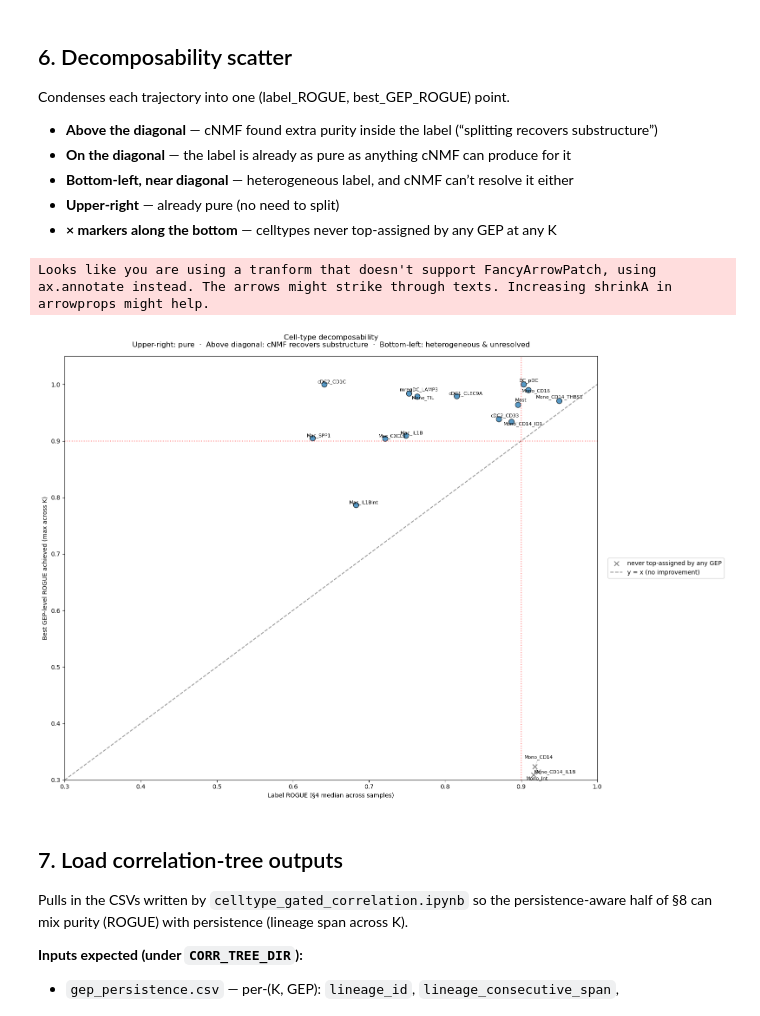
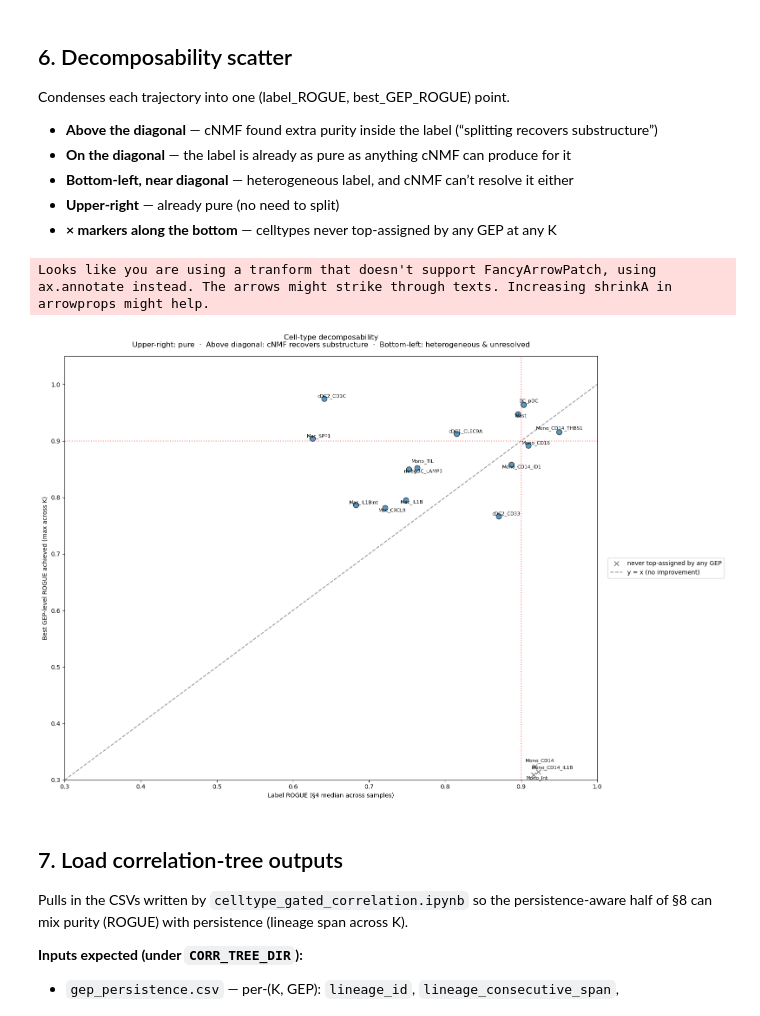
Before and after one commit to sumedhars/dinh-lab-clanp, a Jupyter notebook: rogue_results_eval.ipynb, the cells around one changed output. Cells and saved outputs as stored; diff of their text form; code cells hidden in the pictures.

Commit message:
post rogue analysis

```diff
--- a/rogue_results_eval.ipynb
+++ b/rogue_results_eval.ipynb
@@ -291,13 +293,50 @@ Condenses each trajectory into one (label_ROGUE, best_GEP_ROGUE) point.
 - **Upper-right** — already pure (no need to split)
 - **× markers along the bottom** — celltypes never top-assigned by any GEP at any K
 # %%
+# ── Per-(K, GEP) ROGUE: median across samples ─────────────────────
+# `combined` (built in §3) has one row per (K, GEP) with median_ROGUE
+# already pooled across samples. Attach the cell-type assignment from
+# the NES tables so we can pick the best (K, GEP) per cell type.
+gep_with_ct = []
+for k in sorted(combined['K'].unique()):
+    nes_path = os.path.join(GSEA_DIR, f"NES_k{k}.csv")
+    if not os.path.exists(nes_path):
+        continue
+    nes = pd.read_csv(nes_path, index_col=0)
+    nes.index = nes.index.astype(str)
+    top_ct  = nes.idxmax(axis=1)
+    top_nes = nes.max(axis=1)
+
+    sub = combined[combined['K'] == k].copy()
+    sub['GEP']      = sub['GEP'].astype(str)
+    sub['celltype'] = sub['GEP'].map(top_ct)
+    sub['top_NES']  = sub['GEP'].map(top_nes)
+    gep_with_ct.append(sub)
+
+gep_with_ct = pd.concat(gep_with_ct, ignore_index=True)
+
+# Best (K, GEP) per cell type, ranked by median_ROGUE pooled across samples.
+# Ties broken by first occurrence (idxmax behavior).
+best_idx = (gep_with_ct.dropna(subset=['celltype'])
+                       .groupby('celltype')['median_ROGUE']
+                       .idxmax())
+best_rows = (gep_with_ct.loc[best_idx,
+                             ['celltype', 'K', 'GEP',
+                              'median_ROGUE', 'mean_ROGUE',
+                              'n_samples', 'total_cells']]
+                        .rename(columns={'K':            'K_at_best',
+                                         'GEP':          'GEP_at_best',
+                                         'median_ROGUE': 'best_GEP_ROGUE',
+                                         'mean_ROGUE':   'best_GEP_mean_ROGUE',
+                                         'n_samples':    'n_samples_at_best',
+                                         'total_cells':  'total_cells_at_best'})
+                        .reset_index(drop=True))
+
 ct_best = (ct_per_k.groupby('celltype')
-                   .agg(best_GEP_ROGUE   =('max_ROGUE',    'max'),
-                        best_median_ROGUE=('median_ROGUE', 'max'),
-                        max_n_GEPs       =('n_GEPs',       'max'),
-                        K_at_best        =('max_ROGUE',
-                                           lambda s: ct_per_k.loc[s.idxmax(), 'K']))
-                   .reset_index())
+                   .agg(best_median_ROGUE=('median_ROGUE', 'max'),
+                        max_n_GEPs       =('n_GEPs',       'max'))
+                   .reset_index()
+                   .merge(best_rows, on='celltype', how='outer'))
 
 # Bring in label_ROGUE via explicit merge on a known column name
 ct_best = ct_best.merge(label_summary.reset_index(), on='celltype', how='outer')
@@ -338,34 +377,34 @@ if HAS_ADJUST_TEXT:
         force_text=(0.6, 0.9),
         force_points=(0.4, 0.6),
     )
 else:
     print("Tip: `pip install adjustText` to automatically separate overlapping labels.")
 
 xs = np.linspace(0.3, 1.0, 50)
 ax.plot(xs, xs, 'k--', alpha=0.4, label='y = x (no improvement)')
 ax.axhline(0.9, color='red', linestyle=':', alpha=0.5)
 ax.axvline(0.9, color='red', linestyle=':', alpha=0.5)
 
 # Headroom above 1.0 + title `pad` keeps labels of pure cells off the title.
 ax.set_xlabel('Label ROGUE (§4 median across samples)')
 ax.set_ylabel('Best GEP-level ROGUE achieved (max across K)')
 ax.set_xlim(0.3, 1.0)
 ax.set_ylim(0.3, 1.05)
 ax.set_title(
     'Cell-type decomposability\n'
     'Upper-right: pure  ·  Above diagonal: cNMF recovers substructure  ·  '
     'Bottom-left: heterogeneous & unresolved',
     pad=15,
 )
 ax.legend(loc='center left', bbox_to_anchor=(1.02, 0.5),
           borderaxespad=0., frameon=True)
 plt.tight_layout()
 plt.savefig(os.path.join(OUT_DIR, "celltype_decomposability_scatter.png"),
             dpi=150, bbox_inches='tight')
 plt.show()
 # %% [output]
 Looks like you are using a tranform that doesn't support FancyArrowPatch, using ax.annotate instead. The arrows might strike through texts. Increasing shrinkA in arrowprops might help.
-[figure, old version]
+[figure, new version]
 # %% [markdown]
 ## 7. Load correlation-tree outputs
 
```
Also changed, not shown: parts of 3 cells of this notebook, 23 other files.
